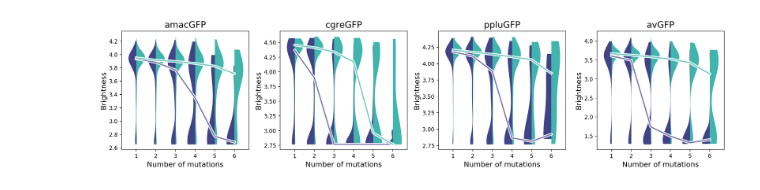
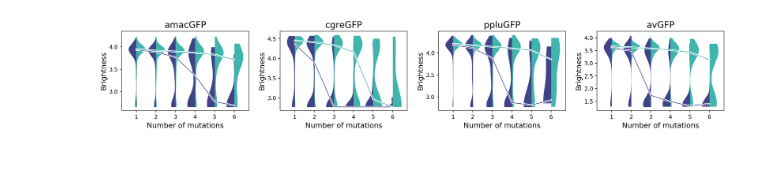
Before and after one commit to aequorea238/Orthologous_GFP_Fitness_Peaks, a Jupyter notebook: analysis/notebooks/lgs08b_effect_of_extant_mutations.ipynb, the cells around one changed output. Drawn from its saved outputs; the diff is of its cells as text; code cells hidden in the pictures; blank space fills up the shorter version.

```diff
--- a/analysis/notebooks/lgs08b_effect_of_extant_mutations.ipynb
+++ b/analysis/notebooks/lgs08b_effect_of_extant_mutations.ipynb
@@ -80,10 +80,10 @@ def plot_extant_vs_nonextant_muts(gene, dataset=data_aa, y_axis='brightness', pa
     label_plot_axis(x = 'Number of mutations', t= gene+'GFP', y='Brightness')
     plt.xticks(range(n-1), range(1,1+n))
 # %%
-axes = subplots(nplots=4, nplots_per_row=4)
+axes = subplots(nplots=4, nplots_per_row=4, height=3)
 for ax,gene in zip(axes, ['amac','cgre','pplu','av']):
     plt.sca(ax)
     plot_extant_vs_nonextant_muts(gene, n=7)
 plt.tight_layout()
 # %% [output]
-[figure, old version]
+[figure, new version]
```
Also changed, not shown: parts of 1 cell of this notebook, 9 other files.
